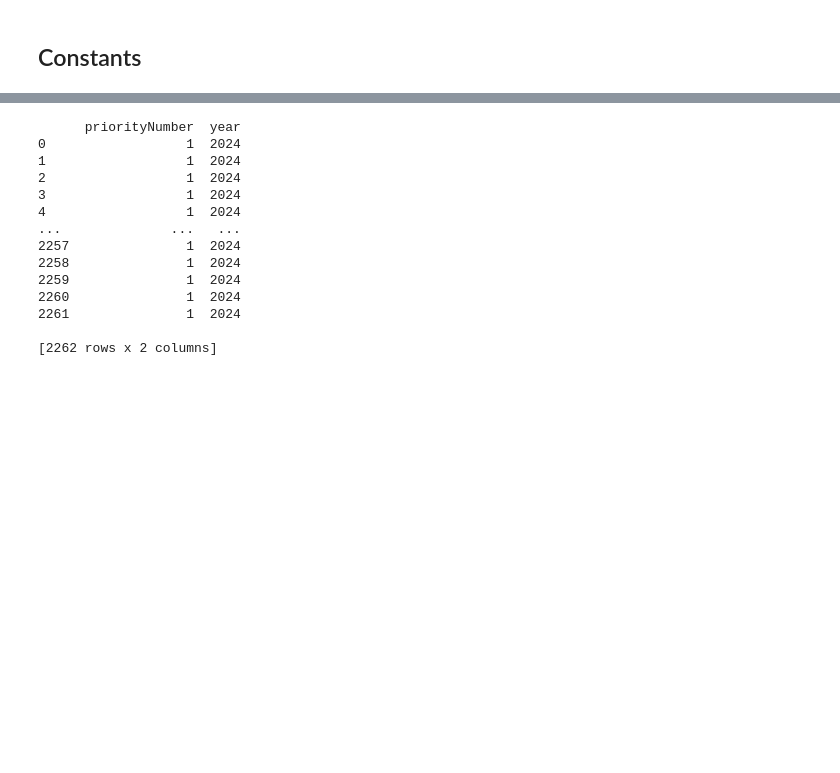
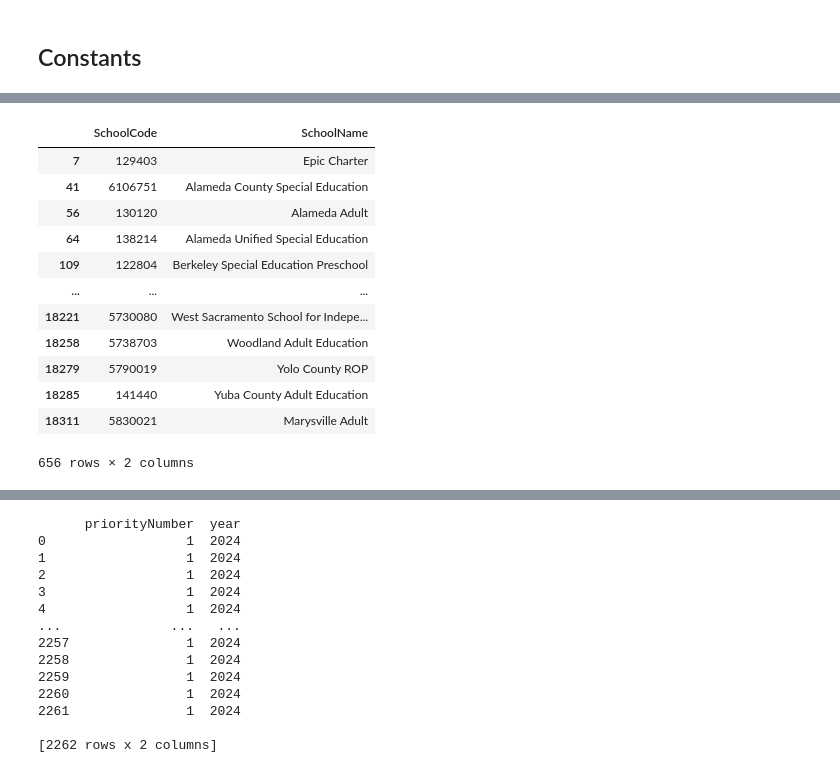
Before and after one commit to PENTASHIFT/DS-Capstone-Project, a Jupyter notebook: exploration/data_processing.ipynb, the cells around one changed output, grey strips where cells are left out. Cells and saved outputs as stored; diff of their text form; code cells hidden in the pictures; blank space fills up the shorter version.

```diff
--- a/exploration/data_processing.ipynb
+++ b/exploration/data_processing.ipynb
@@ -71,3 +53,6 @@ def get_districtCode(cds_code: int) -> int:
 def get_schoolCode(cds_code: int) -> int:
     district_digits = 1e7
     return int(cds_code % district_digits)
+
+def cds_code_split(cds_code: int) -> pd.Series:
+    return pd.Series([get_countyCode(cds_code), get_districtCode(cds_code), get_schoolCode(cds_code)])
@@ -93,0 +89,22 @@ pub_schools[["CDSCode", "School"]]
+# %%
+# Check to see what is missing
+pub_school_codes = pub_schools[
+    (~pub_schools["SchoolCode"].isin(cde_school_codes_unique["SchoolCode"])) & (pub_schools["StatusType"] == "Active")
+][["SchoolCode", "School"]]
+pub_school_codes_unique = pub_school_codes[pub_school_codes["SchoolCode"].notnull()].drop_duplicates()
+pub_school_codes_unique.columns = ["SchoolCode", "SchoolName"]
+pub_school_codes_unique
+# %% [output]
+|  | SchoolCode | SchoolName |
+| 7 | 129403 | Epic Charter |
+| 41 | 6106751 | Alameda County Special Education |
+| 56 | 130120 | Alameda Adult |
+| 64 | 138214 | Alameda Unified Special Education |
+| 109 | 122804 | Berkeley Special Education Preschool |
+| ... | ... | ... |
+| 18221 | 5730080 | West Sacramento School for Indepe... |
+| 18258 | 5738703 | Woodland Adult Education |
+| 18279 | 5790019 | Yolo County ROP |
+| 18285 | 141440 | Yuba County Adult Education |
+| 18311 | 5830021 | Marysville Adult |
+656 rows × 2 columns
```
Also changed, not shown: parts of 47 cells of this notebook, 1 other file.
